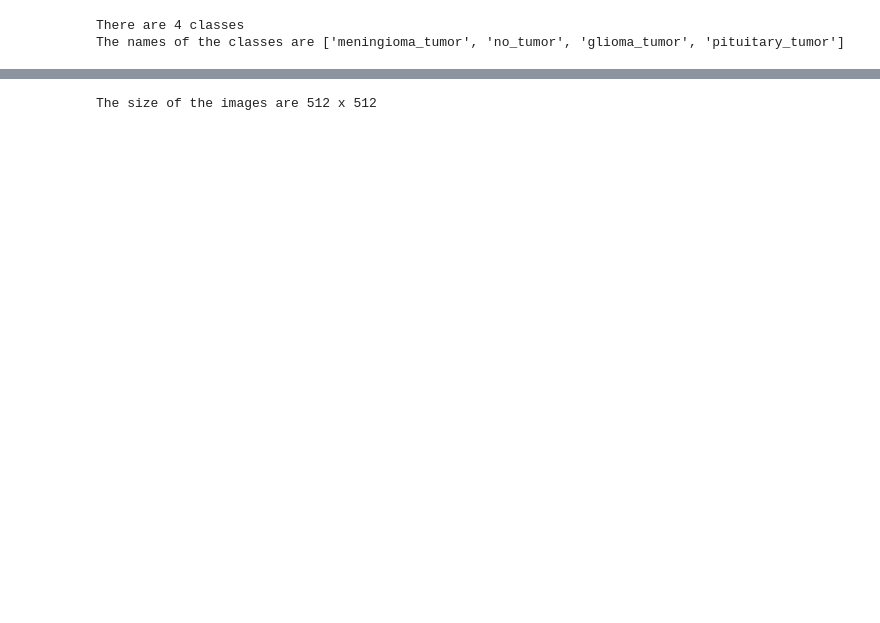
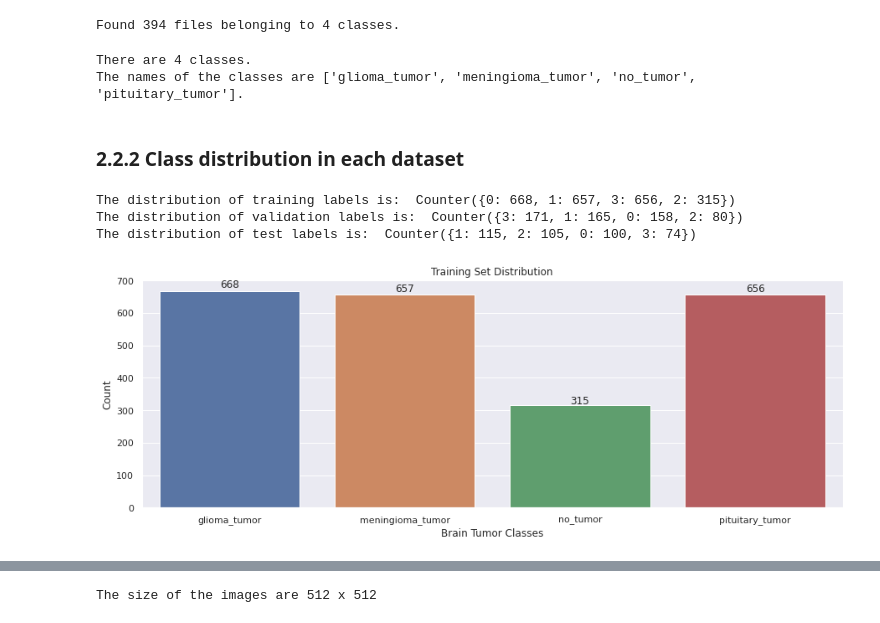
Before and after one commit to szelinghsu/BrainTumor, a Jupyter notebook: notebooks/brain_tumor.ipynb, the cells around one changed output, grey strips where cells are left out. Saved outputs shown, nothing was run; the diff lists cells and outputs as text; code cells hidden in the pictures; blank space fills up the shorter version.

```diff
--- a/notebooks/brain_tumor.ipynb
+++ b/notebooks/brain_tumor.ipynb
@@ -28,10 +90,68 @@ There are 2870 images in train set.
+# %%
+# Testing dataset
+test_ds = tf.keras.preprocessing.image_dataset_from_directory(
+    test_data_dir,
+    validation_split=None,
+    subset=None,
+    image_size=(IMG_HEIGHT, IMG_WIDTH),
+    batch_size=BATCH_SIZE)
+# %% [output]
+Found 394 files belonging to 4 classes.
 # %%
-# Number of classes to classify
-class_names = os.listdir(data_dir)
+# Classes
+class_names = train_ds.class_names
 num_classes = len(class_names)
-
-print(f'There are {num_classes} classes')
-print(f'The names of the classes are {class_names}')
+print(f'There are {num_classes} classes.')
+print(f'The names of the classes are {class_names}.')
 # %% [output]
-There are 4 classes
-The names of the classes are ['meningioma_tumor', 'no_tumor', 'glioma_tumor', 'pituitary_tumor']
+There are 4 classes.
+The names of the classes are ['glioma_tumor', 'meningioma_tumor', 'no_tumor', 'pituitary_tumor'].
+# %% [markdown]
+### **2.2.2 Class distribution in each dataset**
+# %%
+# Function returns the count of class labels
+def return_class_labels(ds):
+    l_labels = []
+    for _, labels in ds.take(-1):
+        labels = labels.numpy()
+        l_labels.append(labels[:])
+    return [item for sublist in l_labels for item in sublist]
+
+train_labels_count = Counter(return_class_labels(train_ds))
+print("The distribution of training labels is: ", train_labels_count)
+
+val_labels_count = Counter(return_class_labels(val_ds))
+print("The distribution of validation labels is: ", val_labels_count)
+
+test_labels_count = Counter(return_class_labels(test_ds))
+print("The distribution of test labels is: ", test_labels_count)
+# %% [output]
+The distribution of training labels is:  Counter({0: 668, 1: 657, 3: 656, 2: 315})
+The distribution of validation labels is:  Counter({3: 171, 1: 165, 0: 158, 2: 80})
+The distribution of test labels is:  Counter({1: 115, 2: 105, 0: 100, 3: 74})
+# %%
+# Function to plot the class distribution
+def plot_class_distribution(labels_count, title):
+
+    distribution = pd.DataFrame.from_dict(labels_count.items())
+    distribution.rename({0: 'Class', 1: 'Count'}, axis=1, inplace=True)
+    distribution.set_index('Class', inplace=True)
+    distribution.sort_index(inplace=True)
+    distribution.rename(index={0:'glioma_tumor', 1:'meningioma_tumor', 2:'no_tumor', 3:'pituitary_tumor'}, inplace=True)
+
+    f, ax = plt.subplots(figsize=(15,5))
+    sns.set_theme()
+    sns.barplot(x=distribution.index, y=distribution.Count, data=distribution)
+    plt.xlabel('Brain Tumor Classes')
+    plt.title(title)
+
+    # display values atop bars
+    for i, p in enumerate(ax.patches):
+        _x = p.get_x() + p.get_width() / 2
+        _y = p.get_y() + p.get_height() + (p.get_height() * 0.015)
+        value = '{:.0f}'.format(p.get_height())
+        ax.text(_x, _y, value, ha="center")
+# %%
+plot_class_distribution(train_labels_count, 'Training Set Distribution')
+# %% [output]
+[figure, added]
```
Also changed, not shown: parts of 75 cells of this notebook.
